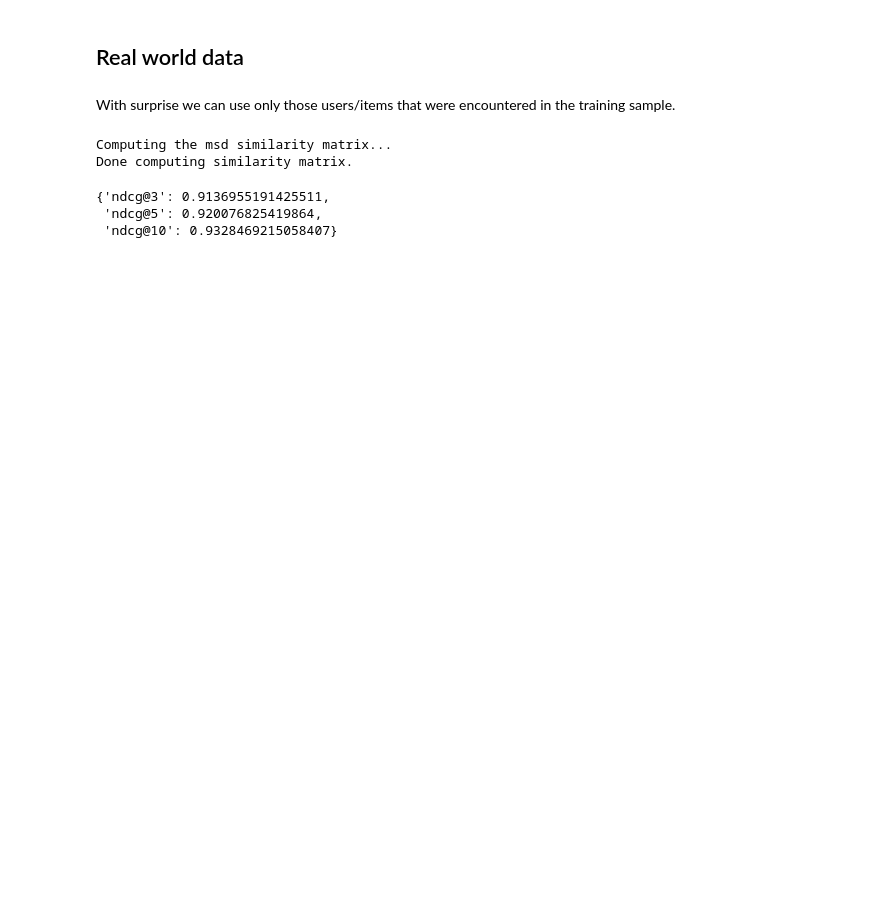
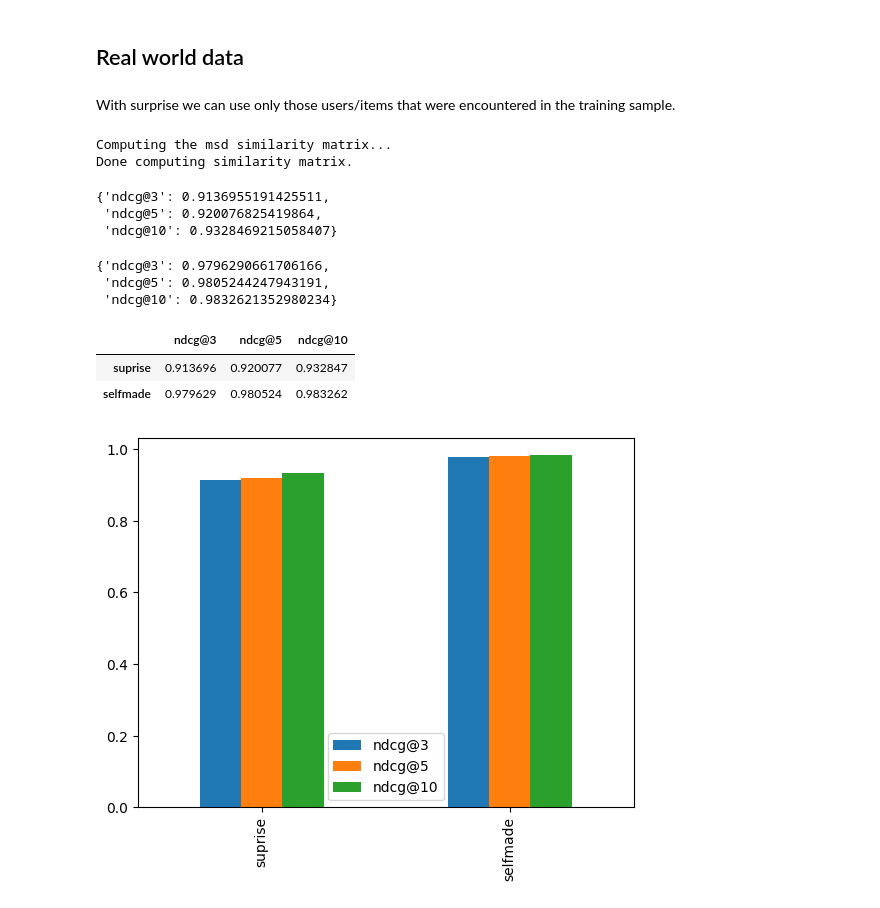
Before and after one commit to fedorkobak/knowledge, a Jupyter notebook: data_science/ranking_task/collaborative_filtering/self_made_mem_based.ipynb, the cells around one changed output. Drawn from its saved outputs; the diff is of its cells as text; code cells hidden in the pictures; blank space fills up the shorter version.

Commit message:
data_science/ranking_task/collaborative_filtering/self_made_mem_based.ipynb   add real world data with self predict

```diff
--- a/data_science/ranking_task/collaborative_filtering/self_made_mem_based.ipynb
+++ b/data_science/ranking_task/collaborative_filtering/self_made_mem_based.ipynb
@@ -954,0 +999,8 @@ display(surpr_evaluate)
+# %%
+# To apply our model to the test data we need
+# have the same columns in the test data as in the
+# in the training data
+test_full_movies = pd.DataFrame(
+    test_movies.set_index(["user_id", "item_id"])["rating"].unstack(),
+    columns=train_movies["item_id"].unique()
+)
@@ -954,0 +1016,43 @@ display(surpr_evaluate)
+# %%
+test_movies = test_movies.join(
+    predict.unstack().rename("self_predict"),
+    on=["item_id", "user_id"],
+    how="left"
+)
+# %%
+self_run = Run.from_df(
+    df=test_movies,
+    q_id_col="user_id",
+    doc_id_col="item_id",
+    score_col="self_predict"
+)
+# %%
+self_evaluate = evaluate(
+    movies_qrels,
+    self_run,
+    metrics=metrics
+)
+display(self_evaluate)
+# %% [output]
+{'ndcg@3': 0.9796290661706166,
+ 'ndcg@5': 0.9805244247943191,
+ 'ndcg@10': 0.9832621352980234}
+# %%
+show_df = pd.DataFrame(
+    [
+        surpr_evaluate,
+        self_evaluate
+    ],
+    index = [
+        "suprise",
+        "selfmade"
+    ]
+)
+display(show_df)
+show_df.plot(kind="bar")
+plt.show()
+# %% [output]
+|  | ndcg@3 | ndcg@5 | ndcg@10 |
+| suprise | 0.913696 | 0.920077 | 0.932847 |
+| selfmade | 0.979629 | 0.980524 | 0.983262 |
+[figure, added]
```
Also changed, not shown: parts of 6 cells of this notebook.
